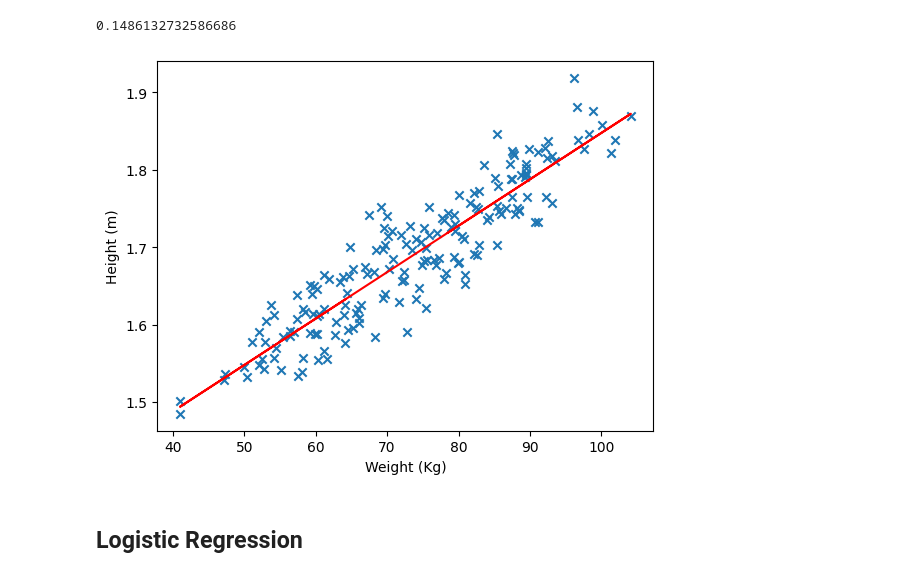
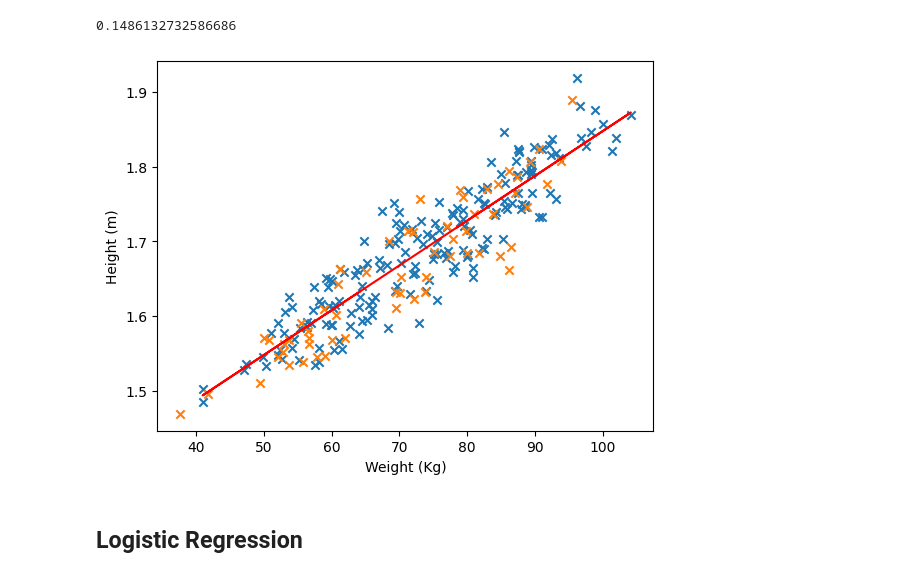
Before and after one commit to alucantonio/data_science, a Jupyter notebook: basicml.ipynb, the cells around one changed output. Cells and saved outputs as stored; diff of their text form; code cells hidden in the pictures.

```diff
--- a/basicml.ipynb
+++ b/basicml.ipynb
@@ -130,16 +130,18 @@ lr.compute_error(test_pred, y_test)
 # %% [output]
 0.1486132732586686
 # %%
+# let's see how is the prediction in the un-normalized dataset
 plt.scatter(X_shuffled[:180],y_shuffled[:180], marker="x")
+plt.scatter(X_shuffled[180:240],y_shuffled[180:240], marker="x")
 new_m = std_height*params[0]/std_weight
 new_q = params[1]*std_height - params[0]*std_height*mean_weight/std_weight + mean_height
-pred_train = new_m*X_shuffled[:180]+new_q
-plt.plot(X_shuffled[:180],pred_train,'r')
+pred = new_m*X_shuffled[:180]+new_q
+plt.plot(X_shuffled[:180],pred,'r')
 plt.xlabel("Weight (Kg)")
 plt.ylabel("Height (m)")
 plt.show()
 # %% [output]
-[figure, old version]
+[figure, new version]
 # %% [markdown]
 ## Logistic Regression
 # %% [markdown]
```
